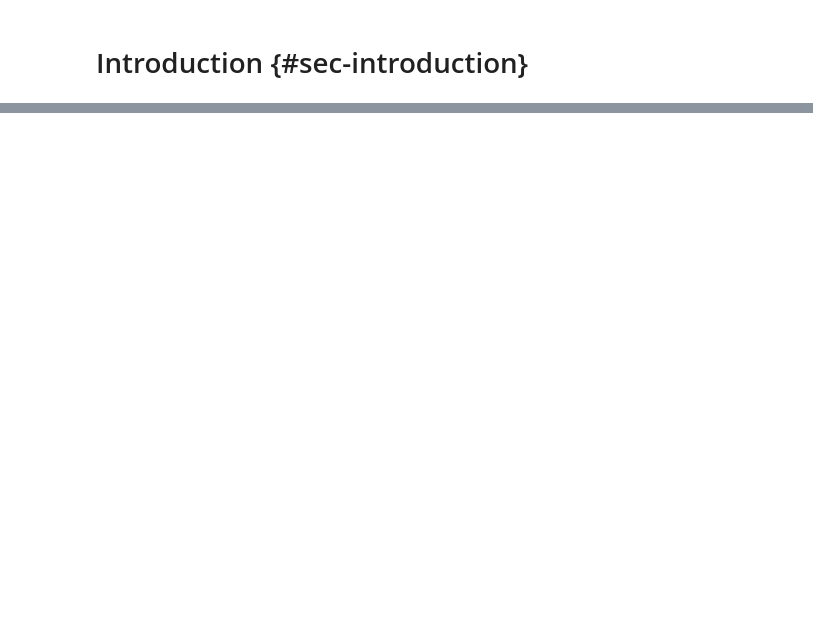
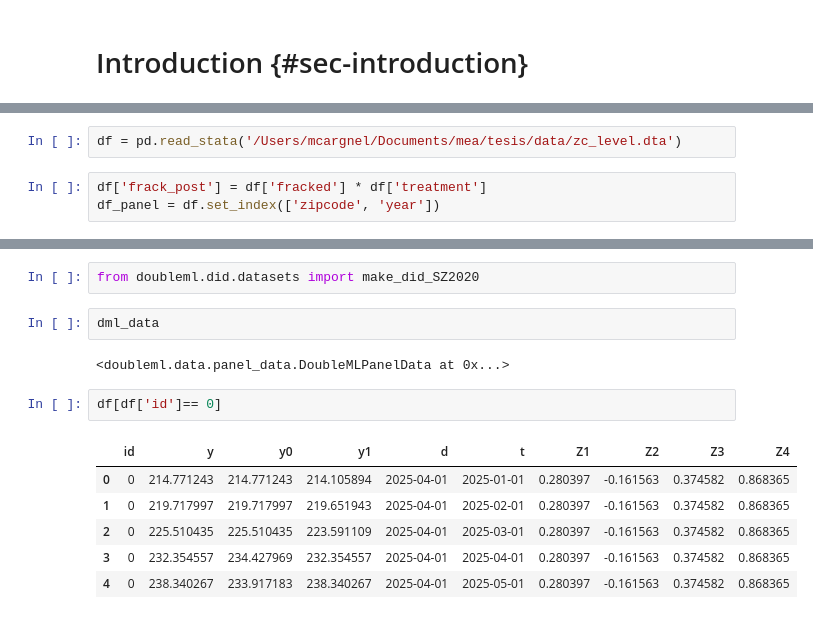
Before and after one commit to mcargnel/mea, a Jupyter notebook: sections/1_intro.ipynb, the cells around one changed output, grey strips where cells are left out. Cells and saved outputs as stored; diff of their text form; blank space fills up the shorter version.

Commit message:
double_ml

```diff
--- a/sections/1_intro.ipynb
+++ b/sections/1_intro.ipynb
@@ -83,0 +86,5 @@ The remainder of this document is organized as follows. [@sec-related-work] revi
+# %%
+df = pd.read_stata('/Users/mcargnel/Documents/mea/tesis/data/zc_level.dta')
+# %%
+df['frack_post'] = df['fracked'] * df['treatment']
+df_panel = df.set_index(['zipcode', 'year'])
@@ -83,0 +450,15 @@ The remainder of this document is organized as follows. [@sec-related-work] revi
+# %%
+from doubleml.did.datasets import make_did_SZ2020
+# %%
+dml_data
+# %% [output]
+<doubleml.data.panel_data.DoubleMLPanelData at 0x...>
+# %%
+df[df['id']== 0]
+# %% [output]
+|  | id | y | y0 | y1 | d | t | Z1 | Z2 | Z3 | Z4 |
+| 0 | 0 | 214.771243 | 214.771243 | 214.105894 | 2025-04-01 | 2025-01-01 | 0.280397 | -0.161563 | 0.374582 | 0.868365 |
+| 1 | 0 | 219.717997 | 219.717997 | 219.651943 | 2025-04-01 | 2025-02-01 | 0.280397 | -0.161563 | 0.374582 | 0.868365 |
+| 2 | 0 | 225.510435 | 225.510435 | 223.591109 | 2025-04-01 | 2025-03-01 | 0.280397 | -0.161563 | 0.374582 | 0.868365 |
+| 3 | 0 | 232.354557 | 234.427969 | 232.354557 | 2025-04-01 | 2025-04-01 | 0.280397 | -0.161563 | 0.374582 | 0.868365 |
+| 4 | 0 | 238.340267 | 233.917183 | 238.340267 | 2025-04-01 | 2025-05-01 | 0.280397 | -0.161563 | 0.374582 | 0.868365 |
```
Also changed, not shown: parts of 25 cells of this notebook, 11 other files.
